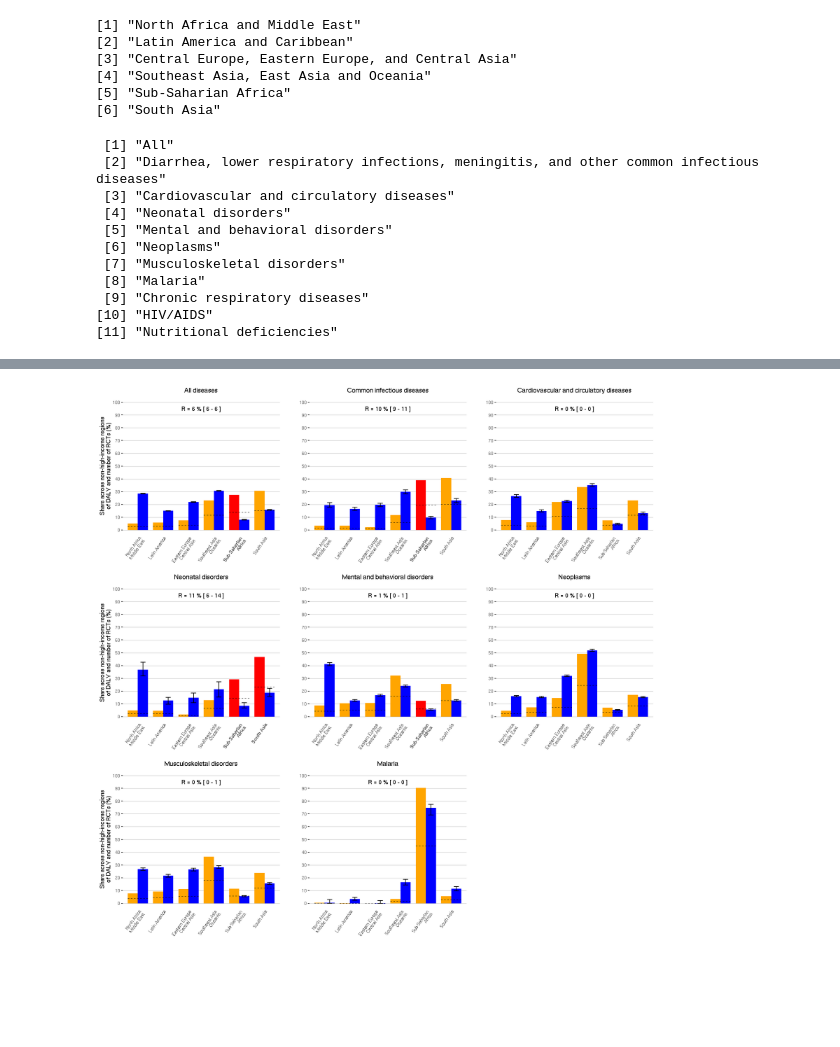
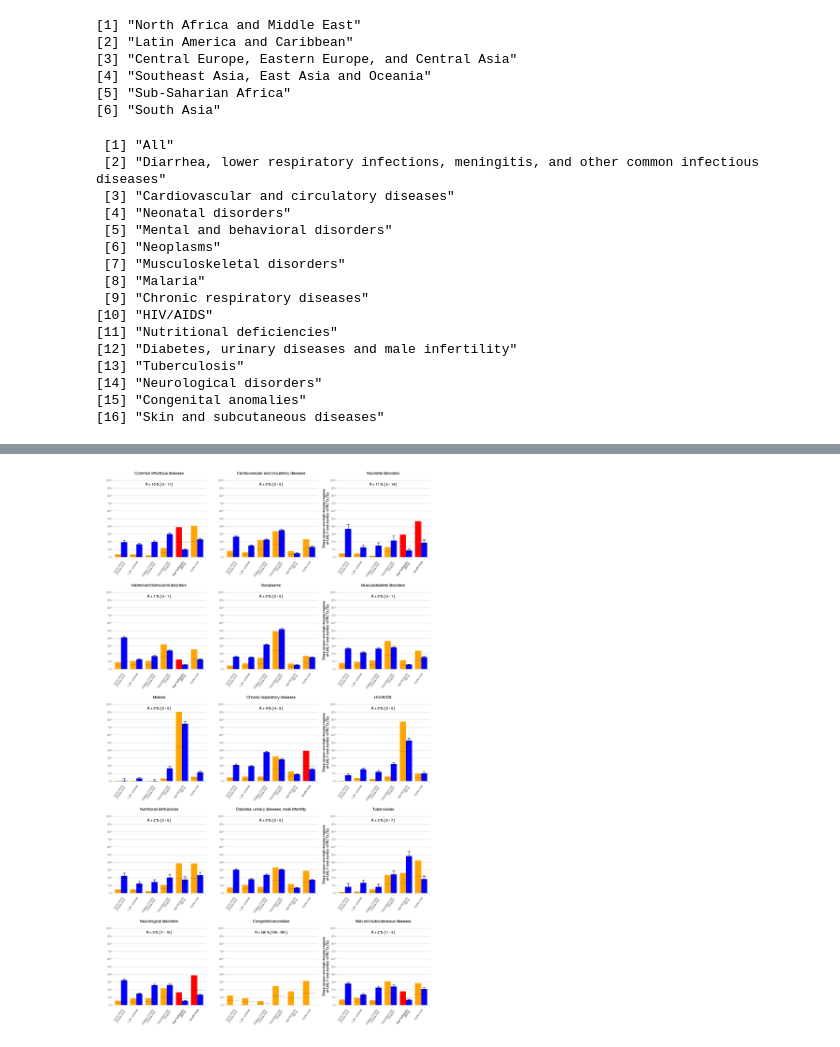
Before and after one commit to iatal/RCTvsBurden, a Jupyter notebook: C- Comparison research effort and health needs/C.3- Within diseases across non-HI regions.ipynb, the cells around one changed output, grey strips where cells are left out. Drawn from its saved outputs; the diff is of its cells as text; code cells hidden in the pictures; blank space fills up the shorter version.

Commit message:
adding to notebook comparison within diseases for all diseases, and number of rcts per dalys to readable output

```diff
--- a/C- Comparison research effort and health needs/C.3- Within diseases across non-HI regions.ipynb
+++ b/C- Comparison research effort and health needs/C.3- Within diseases across non-HI regions.ipynb
@@ -267,11 +267,11 @@ regs_lab <- c("North Africa\nMiddle East",
              "Sub-Saharian\nAfrica",
              "South Asia")
 # %%
-#10 diseases with highest burden
+#15 diseases with highest burden
 bnhi_dis <- DT[DT$Region=="Non-HI" & DT$Disease!="All",
                 c(2,intersect(grep("^burden",names(DT)),grep(metr_burden,names(DT)))),]
 bnhi_dis <- bnhi_dis[order(bnhi_dis$burden,decreasing = TRUE),]
-dis <- c("All",as.character(bnhi_dis$Disease)[1:10])
+dis <- c("All",as.character(bnhi_dis$Disease)[1:15])
 # %%
 dis
 # %% [output]
@@ -286,6 +286,11 @@ dis
  [9] "Chronic respiratory diseases"
 [10] "HIV/AIDS"
 [11] "Nutritional deficiencies"
+[12] "Diabetes, urinary diseases and male infertility"
+[13] "Tuberculosis"
+[14] "Neurological disorders"
+[15] "Congenital anomalies"
+[16] "Skin and subcutaneous diseases"
 # %%
 max_plot <- 100
 # %%
@@ -382,7 +387,12 @@ for(i in 1:length(dis)){
 
 }
 # %%
-options(repr.plot.width=15, repr.plot.height=15)
+options(repr.plot.width=15, repr.plot.height=25)
 
-grid.arrange(L[[1]],L[[2]],L[[3]],L[[4]],L[[5]],L[[6]],L[[7]],L[[8]], ncol=3)
+grid.arrange(L[[2]],L[[3]],
+             L[[4]],L[[5]],L[[6]],
+             L[[7]],L[[8]],L[[9]],
+             L[[10]],L[[11]],
+             L[[12]],L[[13]],
+             L[[14]],L[[15]],L[[16]],ncol=3)
 # %% [output]
@@ -389,4 +401,4 @@ grid.arrange(L[[1]],L[[2]],L[[3]],L[[4]],L[[5]],L[[6]],L[[7]],L[[8]], ncol=3)
-[figure, old version]
+[figure, new version]
 # %%
 ggsave(filename = "../Figures/RCTs_vs_DALYs_withindis_NonHI.pdf",
        plot=grid.arrange(L[[1]],L[[2]],L[[3]],L[[4]],L[[5]],L[[6]],L[[7]],L[[8]], ncol=3),
```
Also changed, not shown: parts of 1 cell of this notebook, 5 other files.
